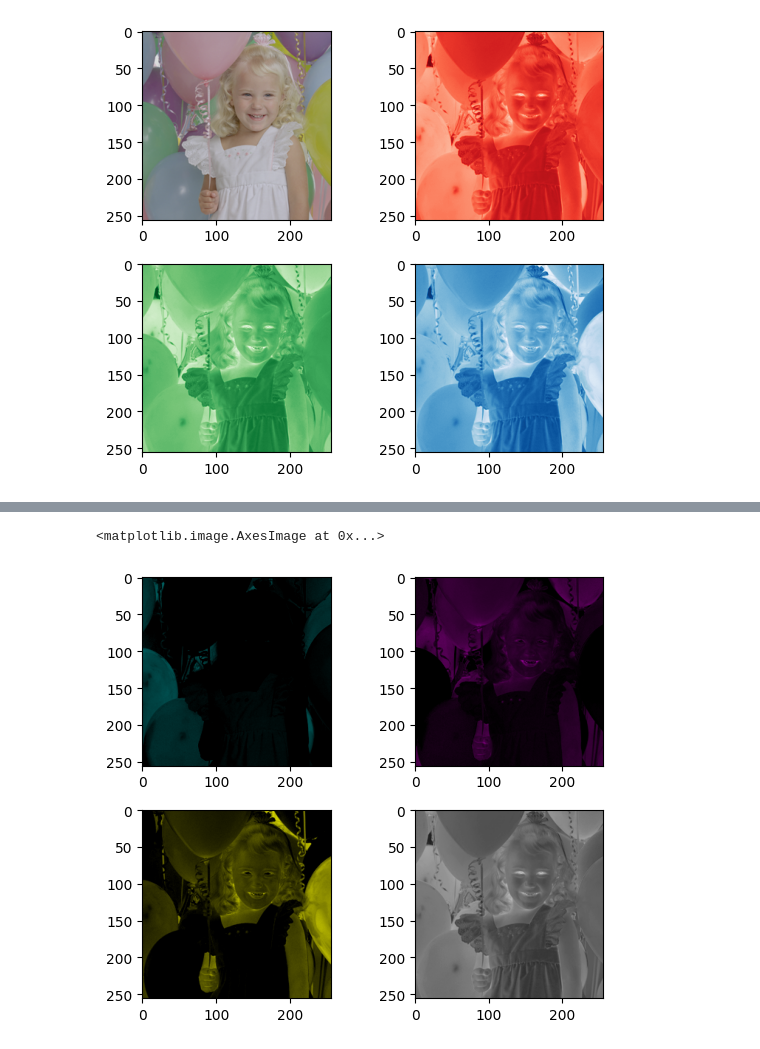
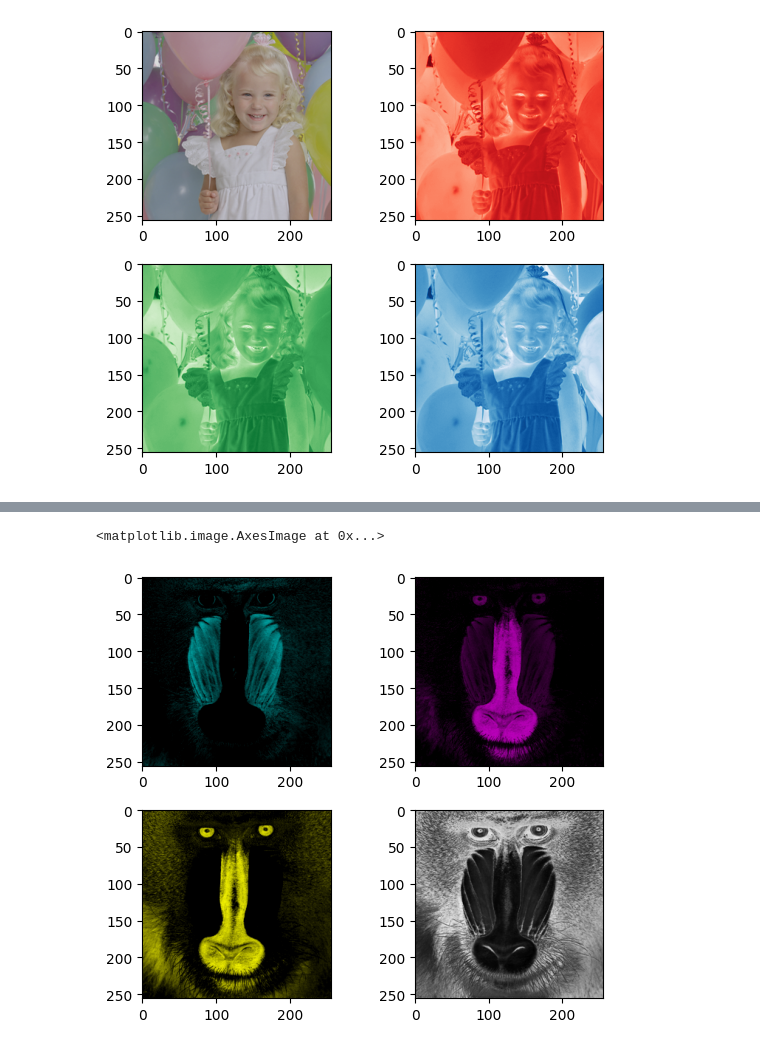
Before and after one commit to naoto-github/ComputerGraphics-NCU, a Jupyter notebook: 3/chapter3.ipynb, the cells around one changed output, grey strips where cells are left out. Saved outputs shown, nothing was run; the diff lists cells and outputs as text; code cells hidden in the pictures.

```diff
--- a/3/chapter3.ipynb
+++ b/3/chapter3.ipynb
@@ -21,3 +21,22 @@ axes[1, 1].imshow(b_channel, cmap='Blues')
 # %% [output]
 <matplotlib.image.AxesImage at 0x...>
 [figure]
+# %%
+# 画像ファイルの読み込み
+image = cv2.imread('samples/Balloon.bmp')
+
+# OpenCVでは画像がBGRで読み込まれるため、RGBに変換
+image_rgb = cv2.cvtColor(image, cv2.COLOR_BGR2RGB)
+
+# RGBからHSV色空間に変換
+image_hsv = cv2.cvtColor(image_rgb, cv2.COLOR_RGB2HSV)
+
+# HSVチャネルの分離
+h_channel, s_channel, v_channel = cv2.split(image_hsv)
+
+# 元画像と各チャネルの画像を表示
+fig, axes = plt.subplots(2, 2, tight_layout=True)
+axes[0, 0].imshow(image_rgb)
+axes[0, 1].imshow(h_channel, cmap='hsv')
+axes[1, 0].imshow(s_channel, cmap='gray')
+axes[1, 1].imshow(v_channel, cmap='gray')
@@ -37,9 +59,9 @@ def rgb_to_cmyk(image_rgb):
     k = np.min([c, m, y], axis=0)
 
     # C, M, Yの値をKに基づいて調整
-    c = (c - k) / (1 - k + 1e-10)
-    m = (m - k) / (1 - k + 1e-10)
-    y = (y - k) / (1 - k + 1e-10)
+    c = c - k
+    m = m - k
+    y = y - k
 
 		# 0-255の範囲に変換
     cmyk = np.zeros(image_rgb.shape[:2] + (4,), dtype=np.uint8)
@@ -65,23 +87,24 @@ def display_color_channel(channel, color):
         return np.stack([channel, channel, channel], axis=-1)
 # %%
 # 画像ファイルの読み込み
-image = cv2.imread('samples/Balloon.bmp')
+#image = cv2.imread('samples/Balloon.bmp')
+image = cv2.imread('samples/Mandrill.bmp')
 
 # OpenCVでは画像がBGRで読み込まれるため、RGBに変換
 image_rgb = cv2.cvtColor(image, cv2.COLOR_BGR2RGB)
 
 # CMYK色空間に変換
 image_cmyk = rgb_to_cmyk(image_rgb)
 
 # CMYKチャネルの分離
 c_channel, m_channel, y_channel, k_channel = cv2.split(image_cmyk)
 
 # 元画像と各チャネルの画像を表示
 fig, axes = plt.subplots(2, 2, tight_layout=True)
 axes[0, 0].imshow(display_color_channel(c_channel, 'cyan'))
 axes[0, 1].imshow(display_color_channel(m_channel, 'magenta'))
 axes[1, 0].imshow(display_color_channel(y_channel, 'yellow'))
 axes[1, 1].imshow(display_color_channel(k_channel, 'black'))
 # %% [output]
 <matplotlib.image.AxesImage at 0x...>
-[figure, old version]
+[figure, new version]
```
Also changed, not shown: parts of 8 cells of this notebook, 2 other files.
